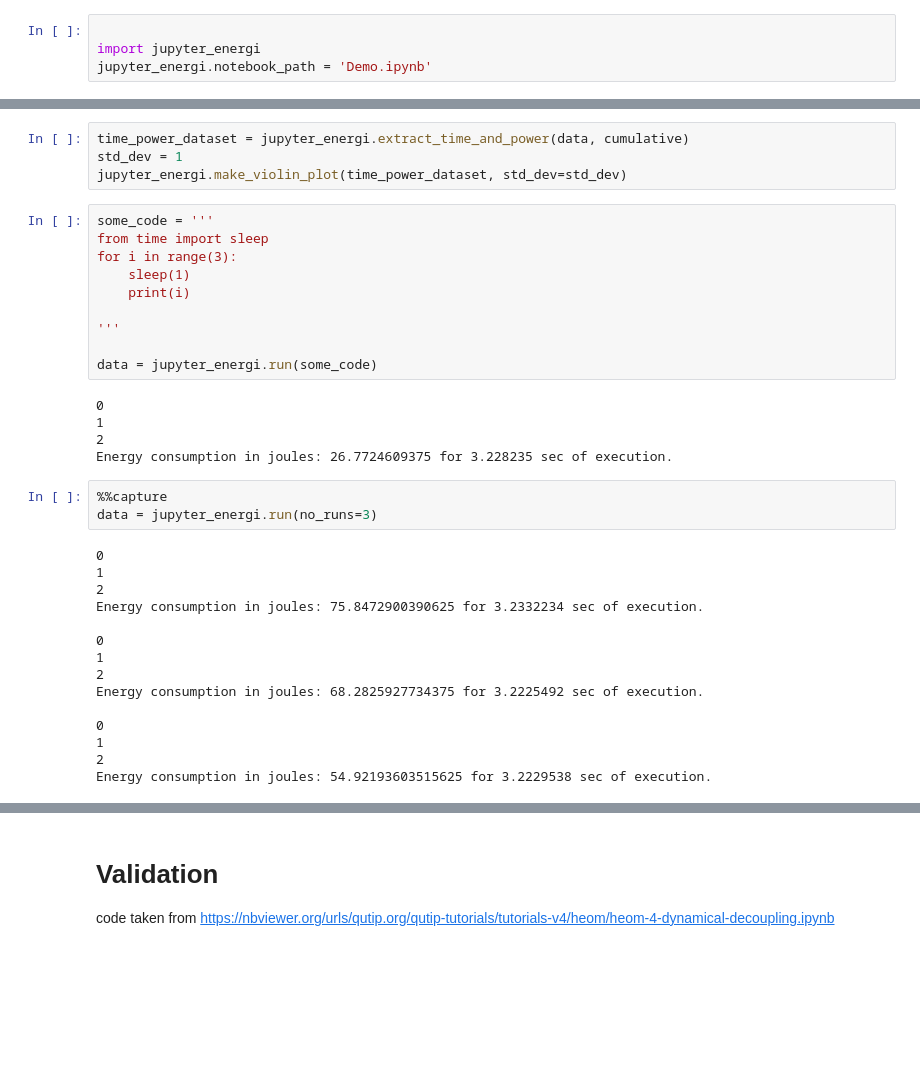
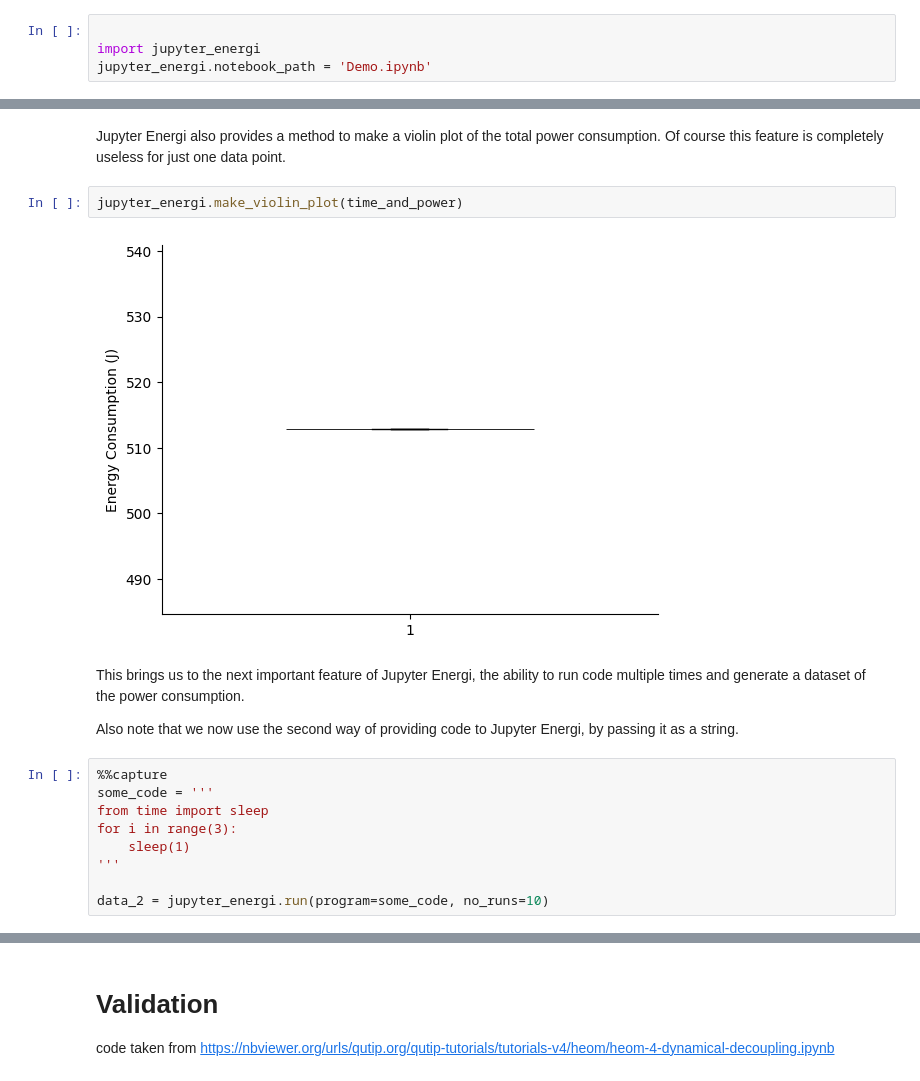
Before and after one commit to mitalipatil99/EnergiBridgeWrapper, a Jupyter notebook: jupyter_energi/Demo.ipynb, the cells around one changed output, grey strips where cells are left out. Saved outputs shown, nothing was run; the diff lists cells and outputs as text; blank space fills up the shorter version.

```diff
--- a/jupyter_energi/Demo.ipynb
+++ b/jupyter_energi/Demo.ipynb
@@ -23,37 +51,20 @@ jupyter_energi.make_time_series_plot(time_and_power, cumulative)
-# %%
-time_power_dataset = jupyter_energi.extract_time_and_power(data, cumulative)
-std_dev = 1
-jupyter_energi.make_violin_plot(time_power_dataset, std_dev=std_dev)
+# %% [markdown]
+Jupyter Energi also provides a method to make a violin plot of the total power consumption.
+Of course this feature is completely useless for just one data point.
+# %%
+jupyter_energi.make_violin_plot(time_and_power)
+# %% [output]
+[figure, added]
+# %% [markdown]
+This brings us to the next important feature of Jupyter Energi, the ability to run code multiple times and generate a dataset of the power consumption.
+
+Also note that we now use the second way of providing code to Jupyter Energi, by passing it as a string.
 # %%
+%%capture
 some_code = '''
 from time import sleep
 for i in range(3):
     sleep(1)
-    print(i)
-
 '''
 
-data = jupyter_energi.run(some_code)
+data_2 = jupyter_energi.run(program=some_code, no_runs=10)
-# %% [output]
-0
-1
-2
-Energy consumption in joules: 26.7724609375 for 3.228235 sec of execution.
-# %%
-%%capture
-data = jupyter_energi.run(no_runs=3)
-# %% [output]
-0
-1
-2
-Energy consumption in joules: 75.8472900390625 for 3.2332234 sec of execution.
-
-0
-1
-2
-Energy consumption in joules: 68.2825927734375 for 3.2225492 sec of execution.
-
-0
-1
-2
-Energy consumption in joules: 54.92193603515625 for 3.2229538 sec of execution.
```
Also changed, not shown: parts of 14 cells of this notebook, 1 other file.
